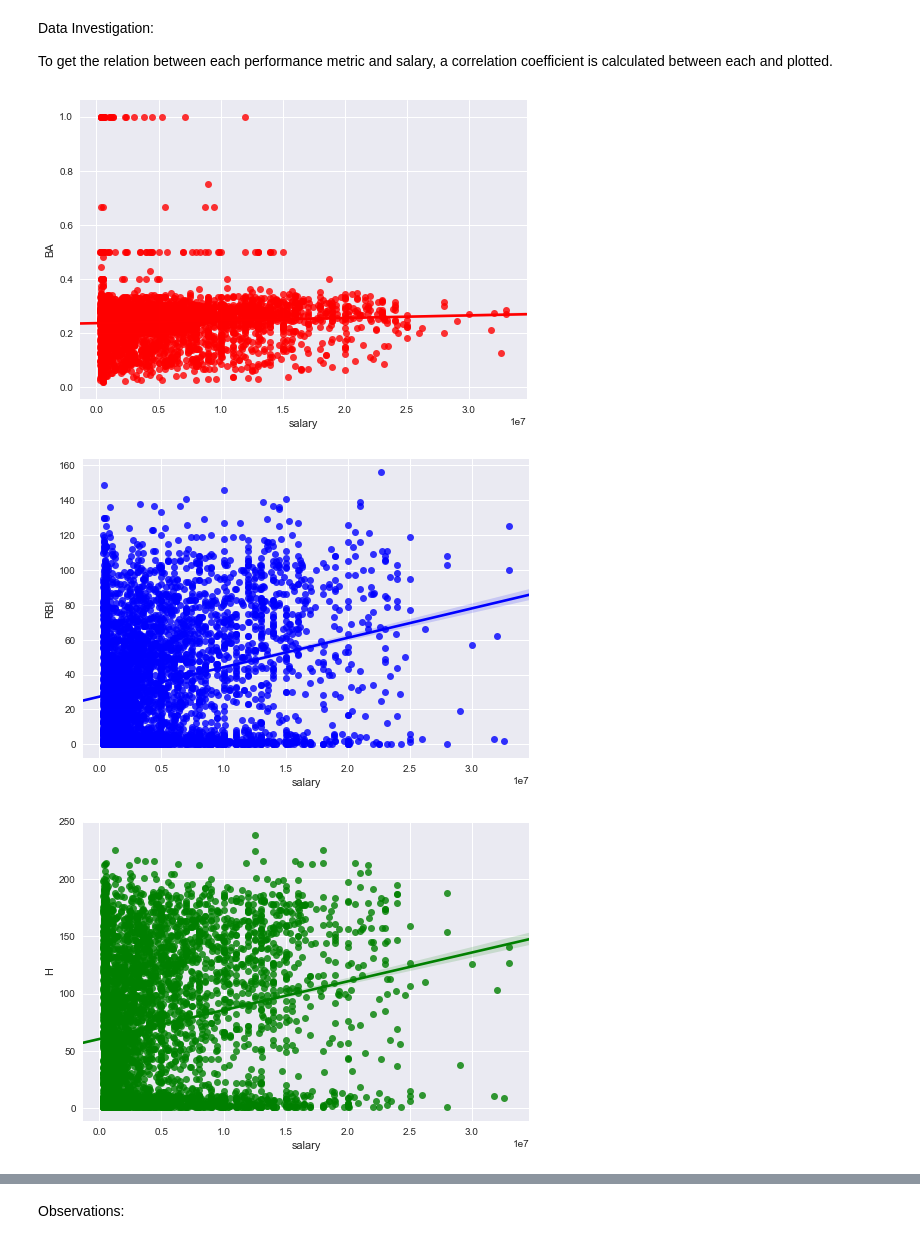
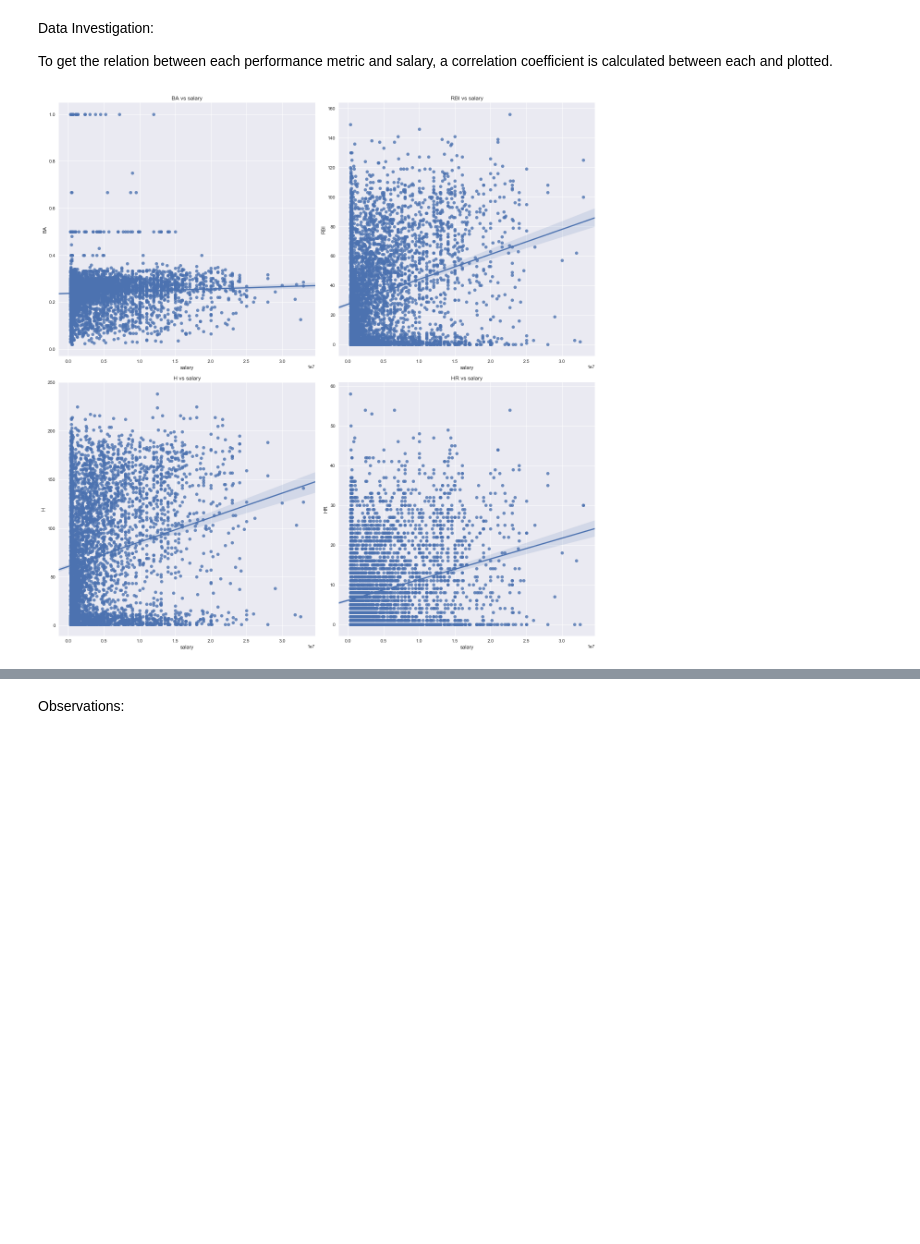
Before and after one commit to maitrayeerb/Baseball-Analysis, a Jupyter notebook: Baseball_Analysis.ipynb, the cells around one changed output, grey strips where cells are left out. Drawn from its saved outputs; the diff is of its cells as text; code cells hidden in the pictures; blank space fills up the shorter version.

Commit message:
Reg plots and coefficients

```diff
--- a/Baseball_Analysis.ipynb
+++ b/Baseball_Analysis.ipynb
@@ -69,18 +71,36 @@ To get the relation between each performance metric and salary, a correlation co
 # %%
 #shrinking data frame and choosing only players with grater than 0$ salary.
 
 colBC = ['H','HR','BA','RBI','salary']
 
 batting_corr = pd.DataFrame(batting_sal.loc[(batting_sal['salary']!=0) & (batting_sal['BA']!=0)], columns=colBC)
-sns.regplot(x=batting_corr.salary, y=batting_corr.BA, color="r", ci=68)
-sns.plt.show()
-sns.regplot(x=batting_corr.salary, y=batting_corr.RBI, color="b", ci=68)
-sns.plt.show()
-sns.regplot(x=batting_corr.salary, y=batting_corr.H, color="g", ci=68)
-sns.plt.show()
-sns.regplot(x=batting_corr.salary, y=batting_corr.HR, color="y", ci=68)
-sns.plt.show()
+
+fig = plt.figure(figsize=(17,17))
+fig.add_subplot(221)
+sns.regplot(x=batting_corr.salary, y=batting_corr.BA, fit_reg=True);
+plt.xlabel('salary');
+plt.ylabel('BA');
+plt.title('BA vs salary');
+
+fig.add_subplot(222)
+sns.regplot(x=batting_corr.salary, y=batting_corr.RBI, fit_reg=True);
+plt.xlabel('salary');
+plt.ylabel('RBI');
+plt.title('RBI vs salary');
+
+fig.add_subplot(223)
+sns.regplot(x=batting_corr.salary, y=batting_corr.H, fit_reg=True);
+plt.xlabel('salary');
+plt.ylabel('H');
+plt.title('H vs salary');
+
+fig.add_subplot(224)
+sns.regplot(x=batting_corr.salary, y=batting_corr.HR, fit_reg=True);
+plt.xlabel('salary');
+plt.ylabel('HR');
+plt.title('HR vs salary');
+
+fig.tight_layout()
+plt.show()
 # %% [output]
-[figure, old version]
+[figure, new version]
-[figure, removed]
-[figure, removed]
```
Also changed, not shown: parts of 6 cells of this notebook.
